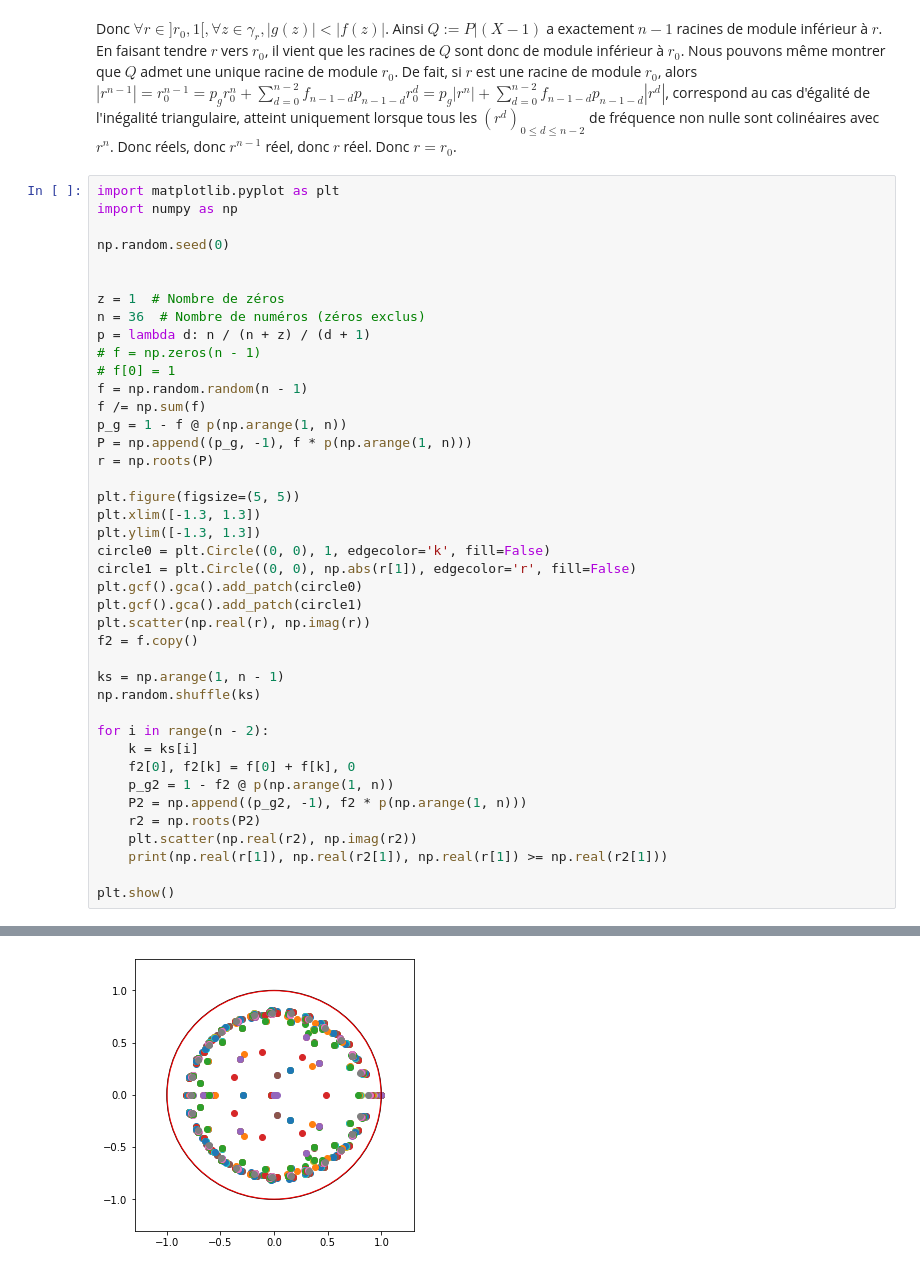
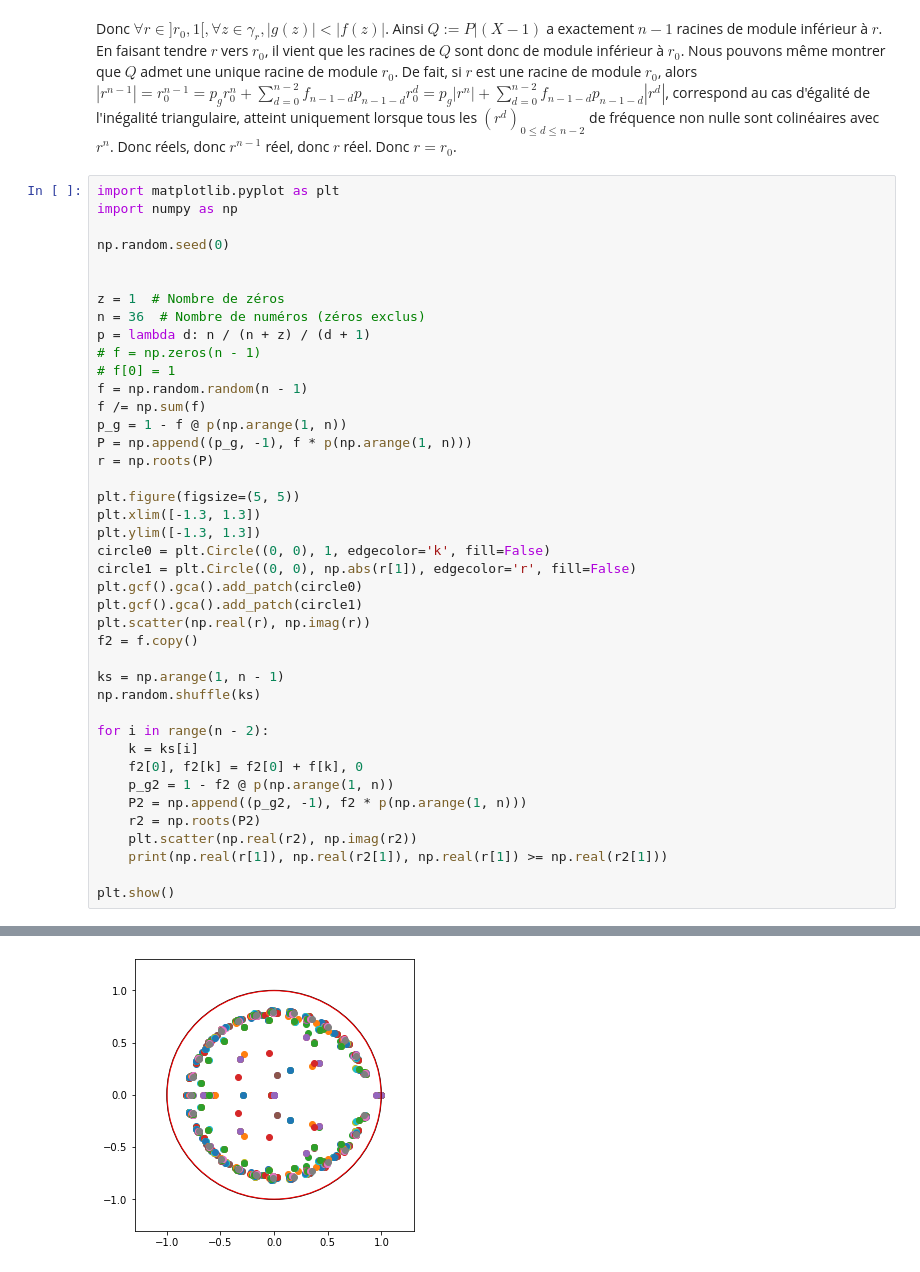
Before and after one commit to jeanHeibig/casinoRoulette, a Jupyter notebook: model2/rouche.ipynb, the cells around one changed output, grey strips where cells are left out. Saved outputs shown, nothing was run; the diff lists cells and outputs as text.

```diff
--- a/model2/rouche.ipynb
+++ b/model2/rouche.ipynb
@@ -52,7 +52,7 @@ np.random.shuffle(ks)
 
 for i in range(n - 2):
     k = ks[i]
-    f2[0], f2[k] = f[0] + f[k], 0
+    f2[0], f2[k] = f2[0] + f[k], 0
     p_g2 = 1 - f2 @ p(np.arange(1, n))
     P2 = np.append((p_g2, -1), f2 * p(np.arange(1, n)))
     r2 = np.roots(P2)
@@ -81 +81 @@ plt.show()
-[figure, old version]
+[figure, new version]
```
Also changed, not shown: parts of 1 cell of this notebook.
